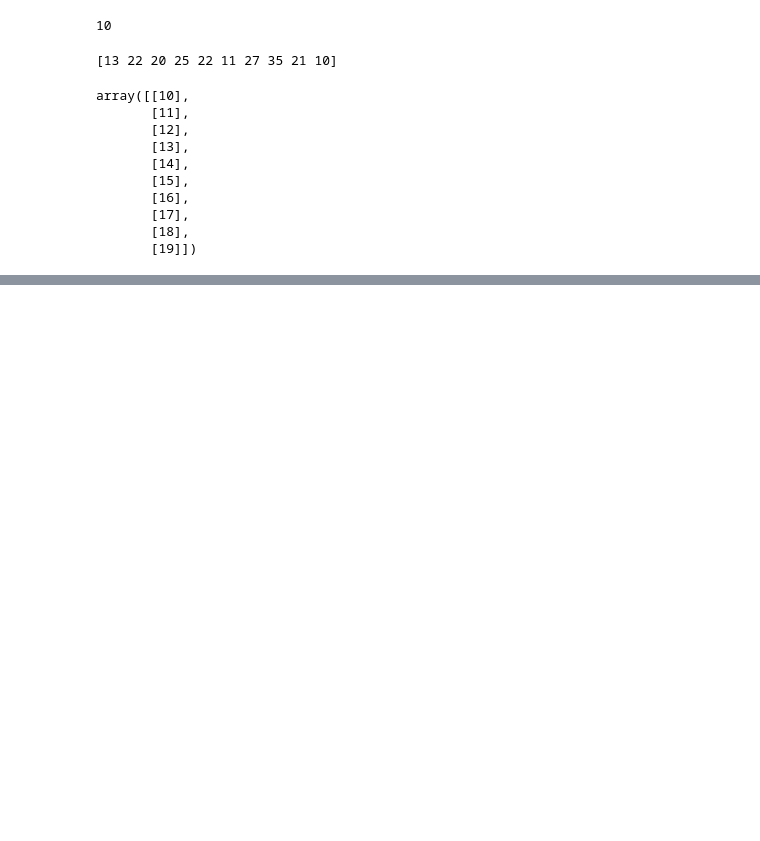
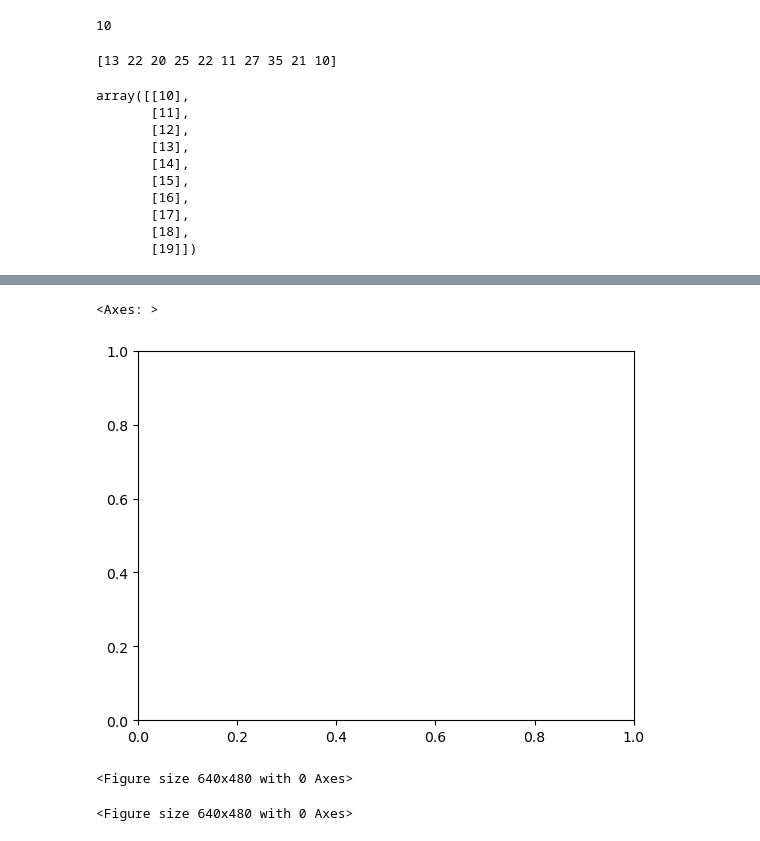
Before and after one commit to amruthathalla/DataScience_AI, a Jupyter notebook: numpy.ipynb, the cells around one changed output, grey strips where cells are left out. Cells and saved outputs as stored; diff of their text form; code cells hidden in the pictures; blank space fills up the shorter version.

```diff
--- a/numpy.ipynb
+++ b/numpy.ipynb
@@ -224,0 +479,10 @@ array([[10],
+# %%
+plt.gca()
+# %% [output]
+<Axes: >
+[figure, added]
+# %%
+plt.gcf()
+# %% [output]
+<Figure size 640x480 with 0 Axes>
+<Figure size 640x480 with 0 Axes>
```
Also changed, not shown: parts of 44 cells of this notebook, 7 other files.
